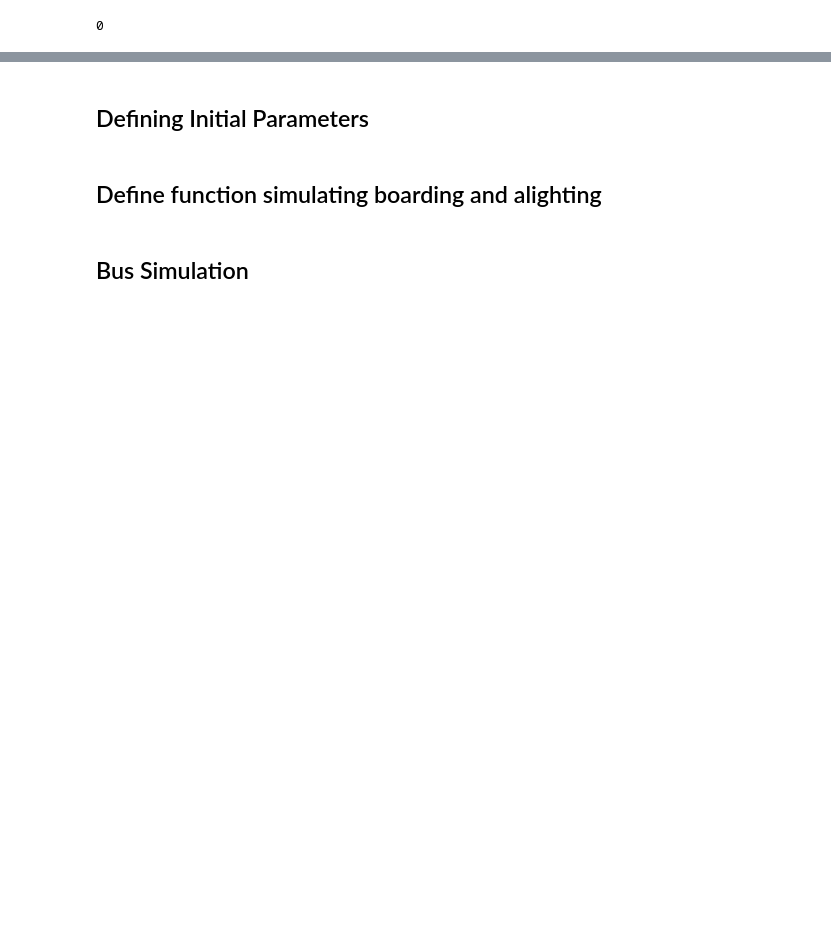
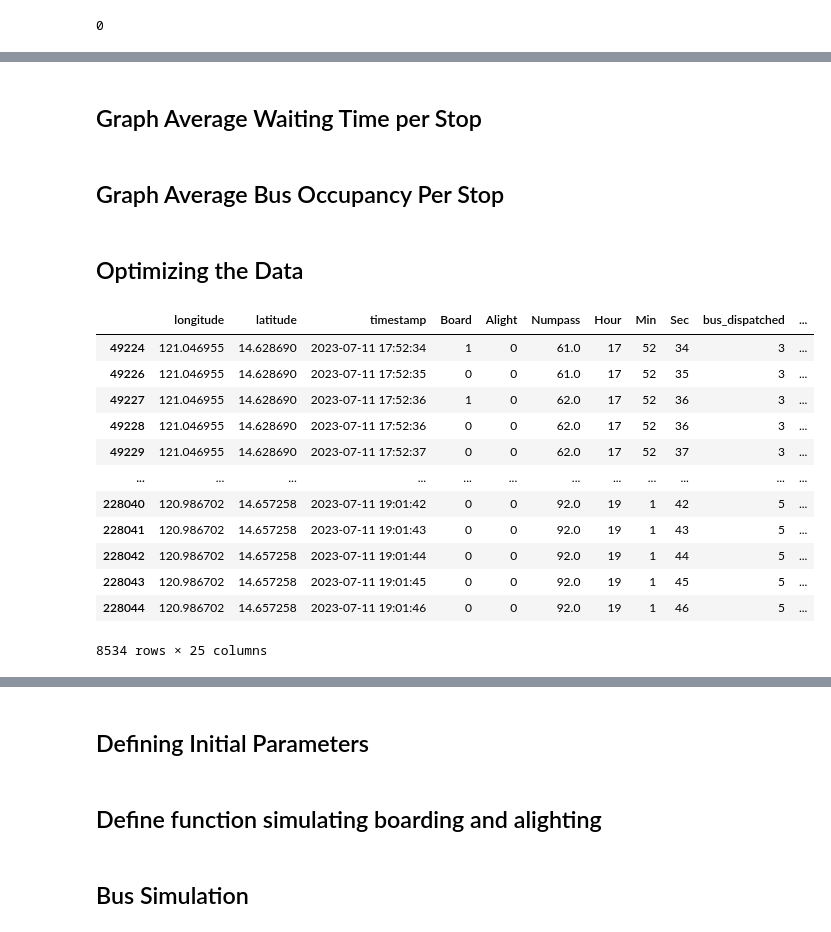
Before and after one commit to machiwao/pjdsc-optima-prime-sakayan-express, a Jupyter notebook: SakayanExpress_RouteSimulation.ipynb, the cells around one changed output, grey strips where cells are left out. Cells and saved outputs as stored; diff of their text form; code cells hidden in the pictures; blank space fills up the shorter version.

Commit message:
started cleaning data

```diff
--- a/SakayanExpress_RouteSimulation.ipynb
+++ b/SakayanExpress_RouteSimulation.ipynb
@@ -482,0 +510,2 @@ df.duplicated().sum()
+# %% [markdown]
+## Graph Average Waiting Time per Stop
@@ -482,0 +515,22 @@ df.duplicated().sum()
+# %% [markdown]
+## Graph Average Bus Occupancy Per Stop
+# %% [markdown]
+## Optimizing the Data
+# %%
+df_for0711 = df[df['datePH'] == '2023-07-11']
+# %%
+df_for0711[(df_for0711['Numpass'] > 60)]
+# %% [output]
+|  | longitude | latitude | timestamp | Board | Alight | Numpass | Hour | Min | Sec | bus_dispatched | ... |
+| 49224 | 121.046955 | 14.628690 | 2023-07-11 17:52:34 | 1 | 0 | 61.0 | 17 | 52 | 34 | 3 | ... |
+| 49226 | 121.046955 | 14.628690 | 2023-07-11 17:52:35 | 0 | 0 | 61.0 | 17 | 52 | 35 | 3 | ... |
+| 49227 | 121.046955 | 14.628690 | 2023-07-11 17:52:36 | 1 | 0 | 62.0 | 17 | 52 | 36 | 3 | ... |
+| 49228 | 121.046955 | 14.628690 | 2023-07-11 17:52:36 | 0 | 0 | 62.0 | 17 | 52 | 36 | 3 | ... |
+| 49229 | 121.046955 | 14.628690 | 2023-07-11 17:52:37 | 0 | 0 | 62.0 | 17 | 52 | 37 | 3 | ... |
+| ... | ... | ... | ... | ... | ... | ... | ... | ... | ... | ... | ... |
+| 228040 | 120.986702 | 14.657258 | 2023-07-11 19:01:42 | 0 | 0 | 92.0 | 19 | 1 | 42 | 5 | ... |
+| 228041 | 120.986702 | 14.657258 | 2023-07-11 19:01:43 | 0 | 0 | 92.0 | 19 | 1 | 43 | 5 | ... |
+| 228042 | 120.986702 | 14.657258 | 2023-07-11 19:01:44 | 0 | 0 | 92.0 | 19 | 1 | 44 | 5 | ... |
+| 228043 | 120.986702 | 14.657258 | 2023-07-11 19:01:45 | 0 | 0 | 92.0 | 19 | 1 | 45 | 5 | ... |
+| 228044 | 120.986702 | 14.657258 | 2023-07-11 19:01:46 | 0 | 0 | 92.0 | 19 | 1 | 46 | 5 | ... |
+8534 rows × 25 columns
```
Also changed, not shown: parts of 24 cells of this notebook.
